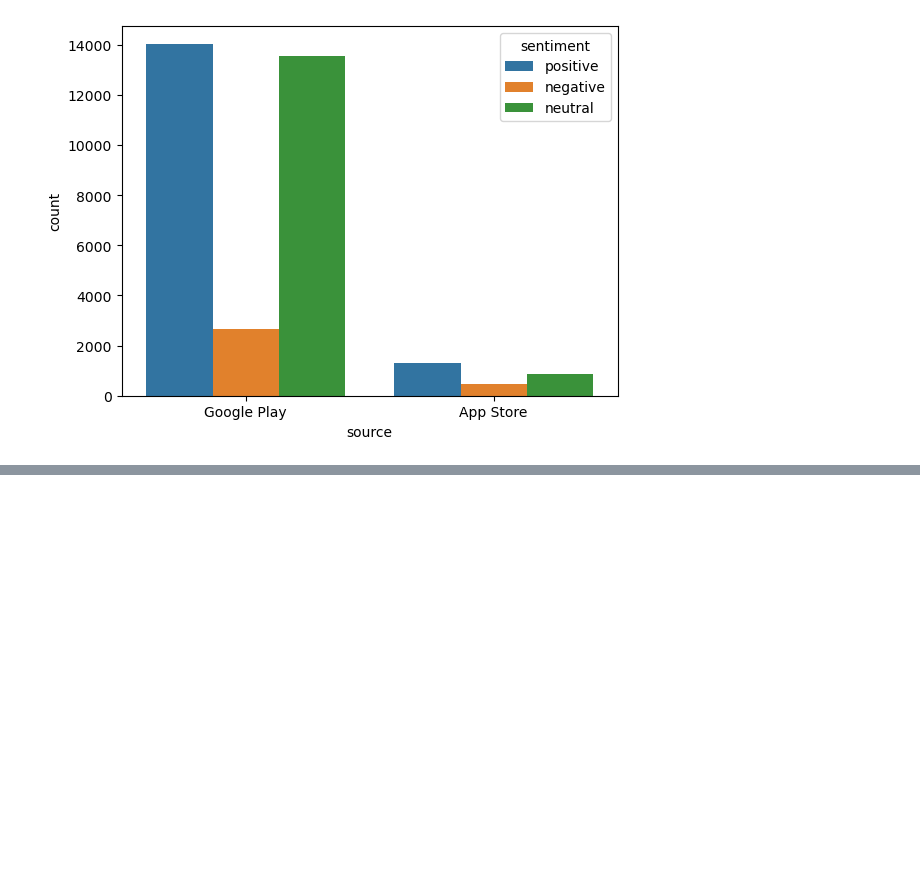
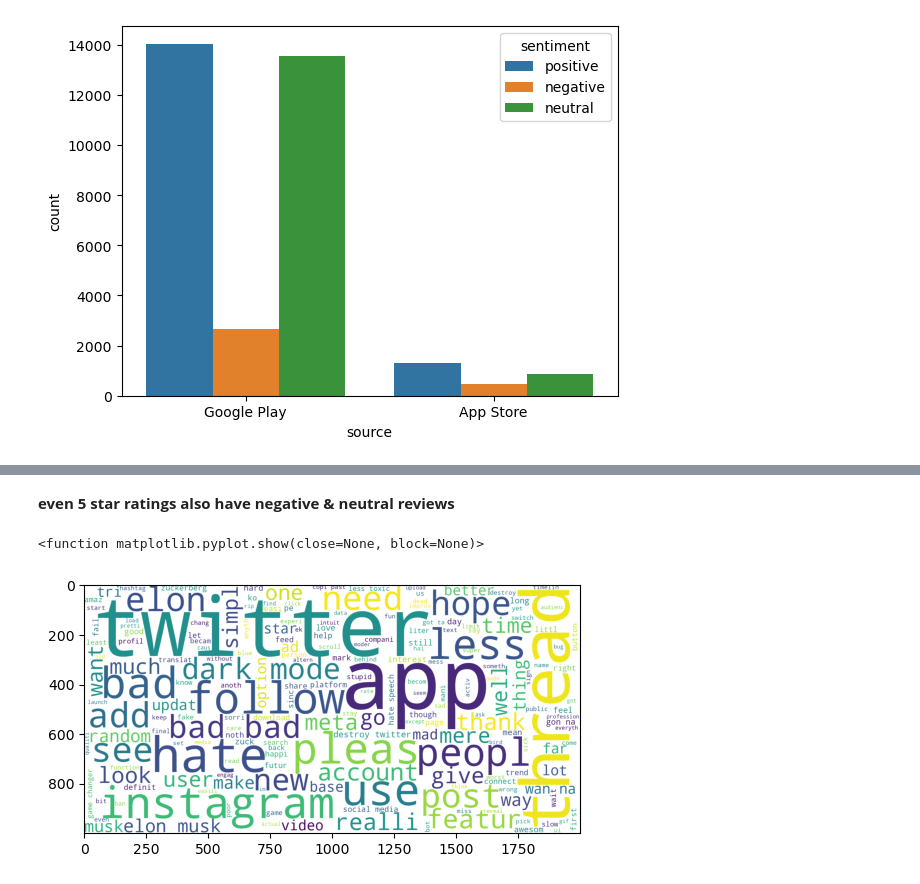
Before and after one commit to saiteja180/thread_app_rating_analysis, a Jupyter notebook: thread-app-rating-notebook.ipynb, the cells around one changed output, grey strips where cells are left out. Drawn from its saved outputs; the diff is of its cells as text; code cells hidden in the pictures; blank space fills up the shorter version.

```diff
--- a/thread-app-rating-notebook.ipynb
+++ b/thread-app-rating-notebook.ipynb
@@ -171,0 +180,10 @@ plt.show
+# %% [markdown]
+**even 5 star ratings also have negative & neutral reviews**
+# %%
+#find words used for 5 star rating with negative sentiment
+Wc=df[(df['rating']==5 )& (df['sentiment']=='negative')]['transformed_text'].values
+plt.imshow(WordCloud(width = 2000, height = 1000,background_color='white').generate(' '.join(Wc)))
+plt.show
+# %% [output]
+<function matplotlib.pyplot.show(close=None, block=None)>
+[figure, added]
```
Also changed, not shown: parts of 3 cells of this notebook.
